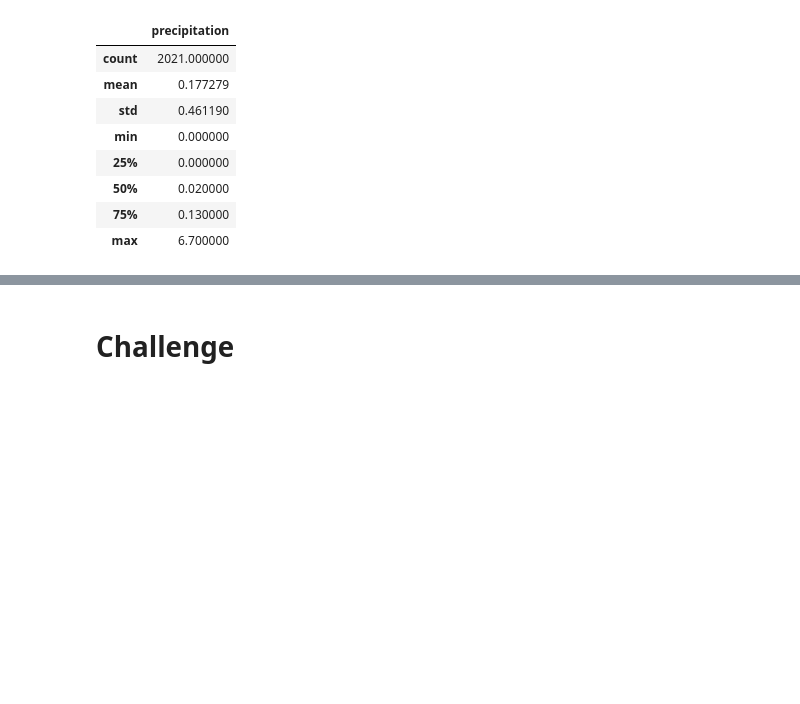
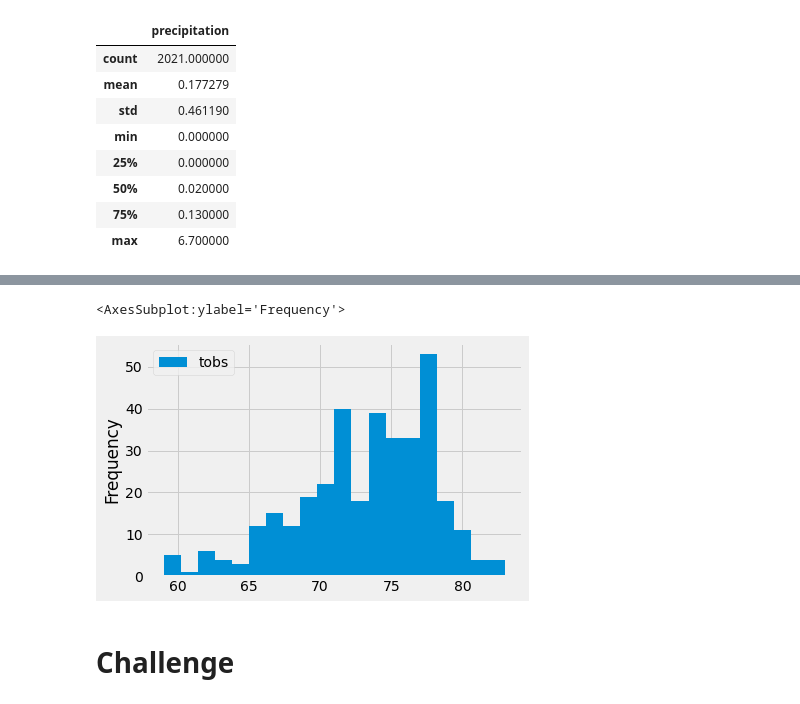
Before and after one commit to stefcenti2022/surfs_up, a Jupyter notebook: climate_analysis.ipynb, the cells around one changed output, grey strips where cells are left out. Saved outputs shown, nothing was run; the diff lists cells and outputs as text; code cells hidden in the pictures; blank space fills up the shorter version.

```diff
--- a/climate_analysis.ipynb
+++ b/climate_analysis.ipynb
@@ -166,3 +252,8 @@ df.describe()
+# %%
+df.plot.hist(bins=20)
+# %% [output]
+<AxesSubplot:ylabel='Frequency'>
+[figure, added]
 # %%
 # Write a function called `calc_temps` that will accept start date and end date in the format '%Y-%m-%d'
 # and return the minimum, average, and maximum temperatures for that range of dates
```
Also changed, not shown: parts of 14 cells of this notebook.
